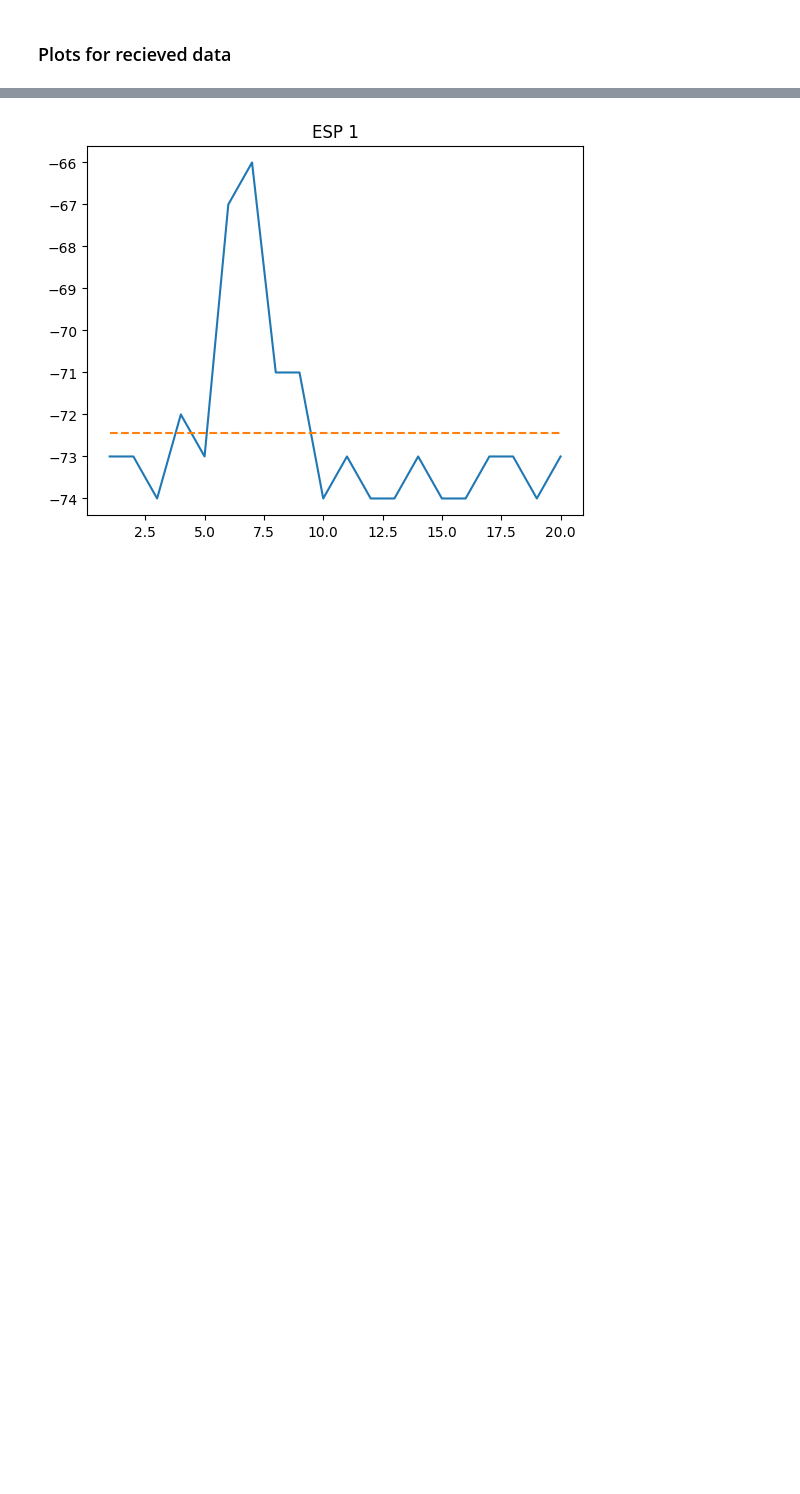
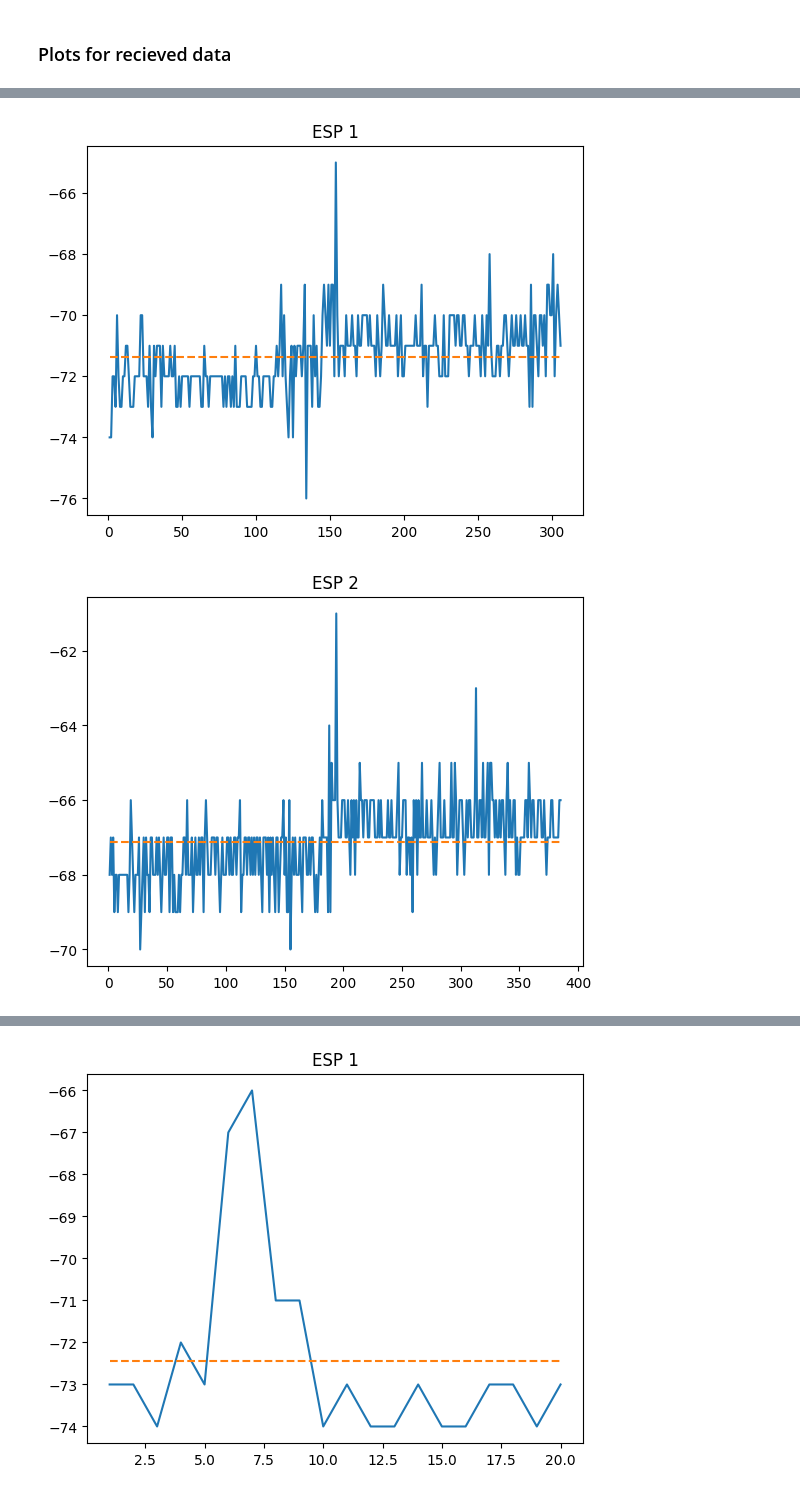
Before and after one commit to MinorOrg/MQTT-pi-subscriber, a Jupyter notebook: dataparse.ipynb, the cells around one changed output, grey strips where cells are left out. Saved outputs shown, nothing was run; the diff lists cells and outputs as text; code cells hidden in the pictures; blank space fills up the shorter version.

```diff
--- a/dataparse.ipynb
+++ b/dataparse.ipynb
@@ -316,0 +323,5 @@ def plotrecieved(distance):
+# %%
+plotrecieved("1.45x2.24x2.32")
+# %% [output]
+[figure, added]
+[figure, added]
```
Also changed, not shown: parts of 10 cells of this notebook, 9 other files.
